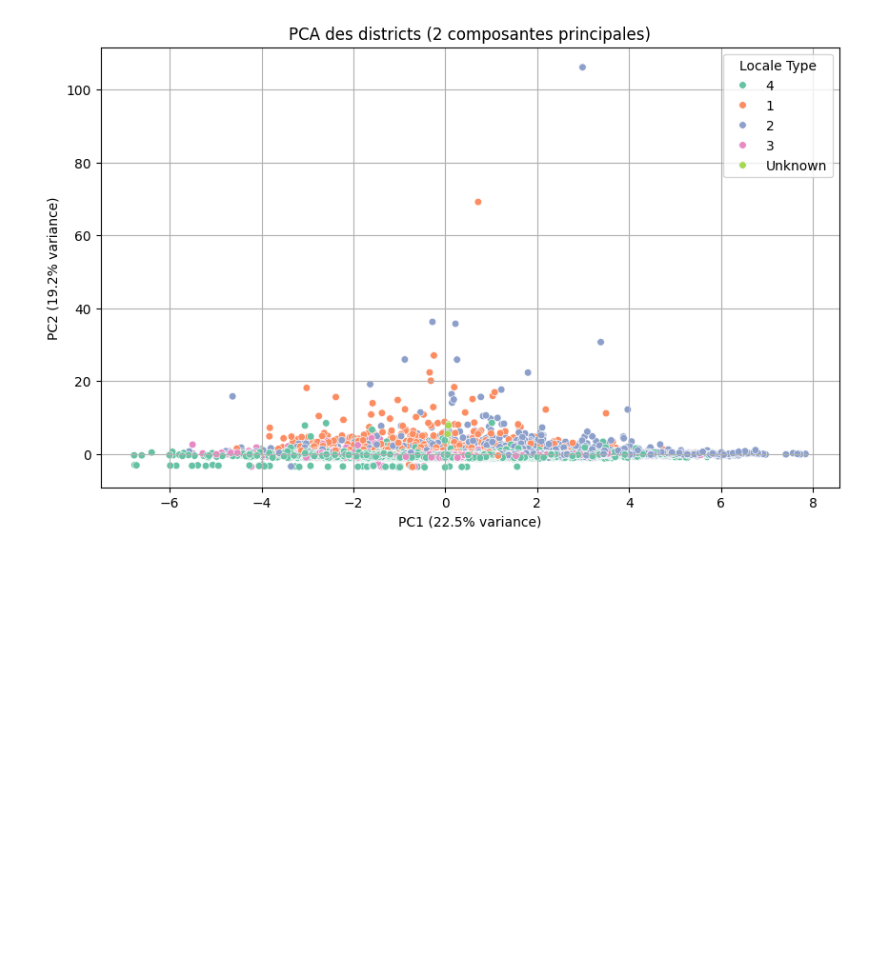
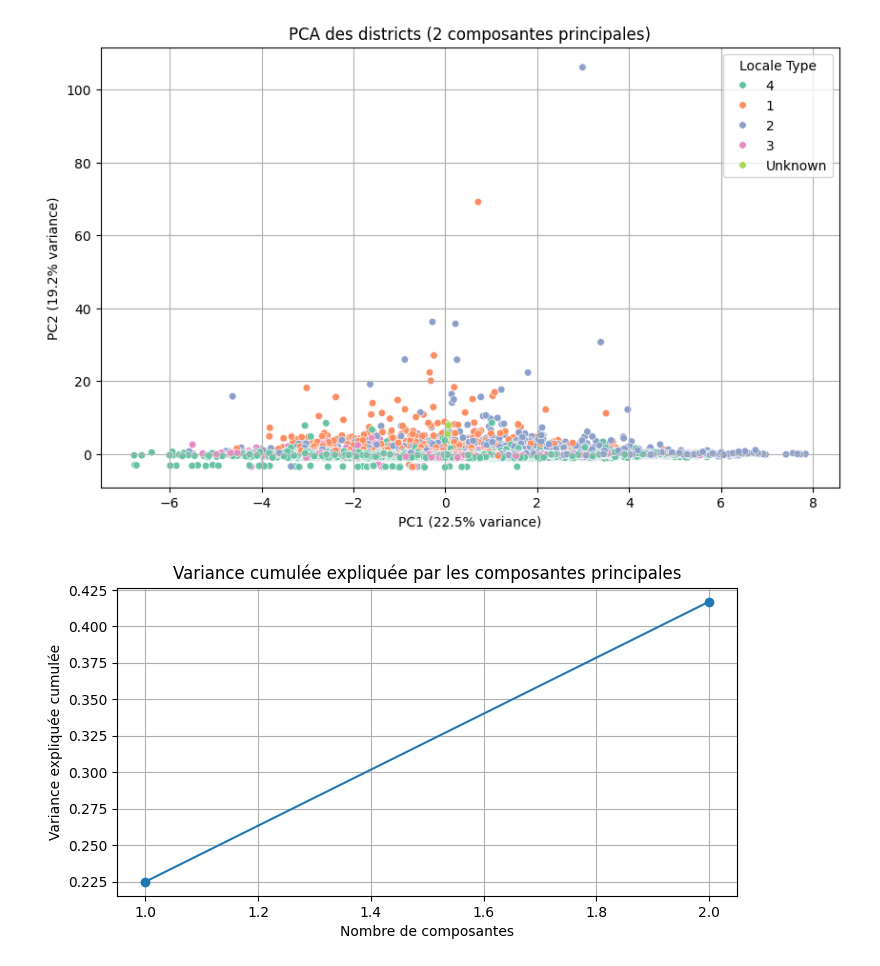
Before and after one commit to Simiamine/Electric_School_Bus_ML_Project, a Jupyter notebook: notebooks/esb_analysis.ipynb, the cells around one changed output. Drawn from its saved outputs; the diff is of its cells as text; code cells hidden in the pictures; blank space fills up the shorter version.

```diff
--- a/notebooks/esb_analysis.ipynb
+++ b/notebooks/esb_analysis.ipynb
@@ -143,3 +143,14 @@ plt.grid(True)
 plt.show()
 # %% [output]
 [figure]
+# %%
+# Courbe de variance expliquée
+plt.figure(figsize=(8, 4))
+plt.plot(range(1, len(pca.explained_variance_ratio_)+1), pca.explained_variance_ratio_.cumsum(), marker='o')
+plt.title("Variance cumulée expliquée par les composantes principales")
+plt.xlabel("Nombre de composantes")
+plt.ylabel("Variance expliquée cumulée")
+plt.grid(True)
+plt.show()
+# %% [output]
+[figure, added]
```
Also changed, not shown: parts of 6 cells of this notebook.
